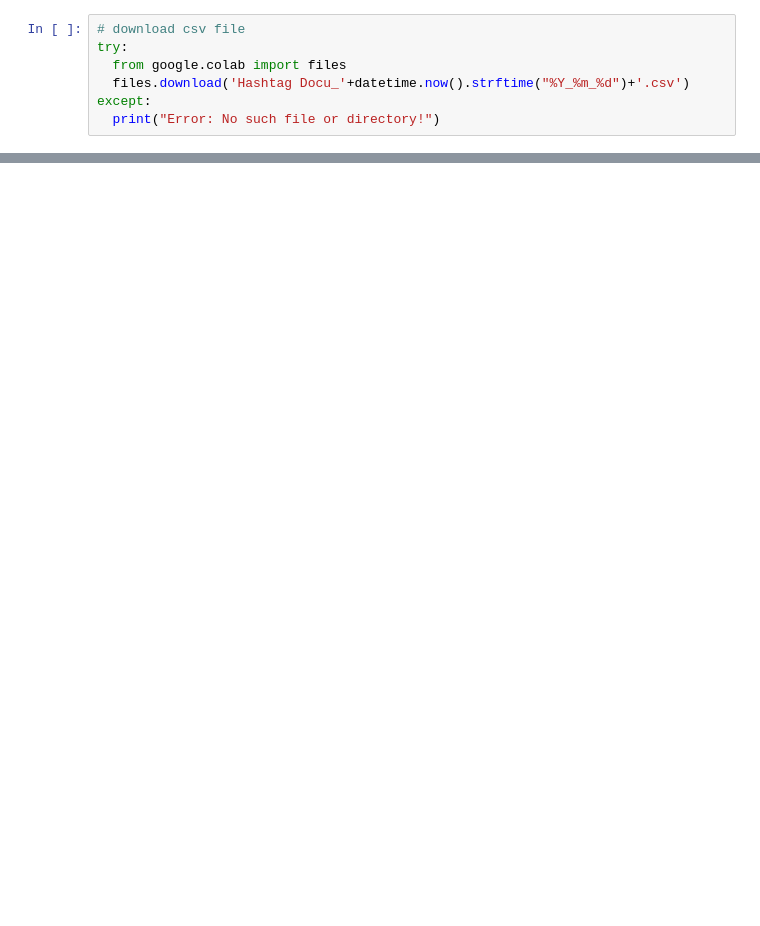
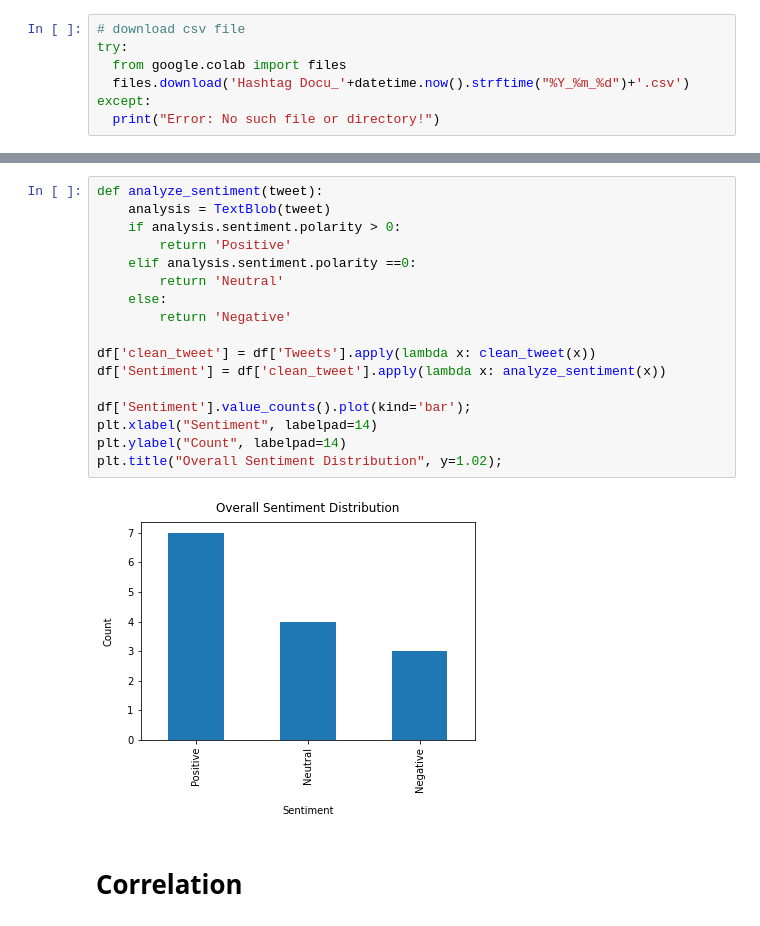
Before and after one commit to tr33h/main_notebook, a Jupyter notebook: main_notebook.ipynb, the cells around one changed output, grey strips where cells are left out. Saved outputs shown, nothing was run; the diff lists cells and outputs as text; blank space fills up the shorter version.

```diff
--- a/main_notebook.ipynb
+++ b/main_notebook.ipynb
@@ -123,0 +155,21 @@ except:
+# %%
+def analyze_sentiment(tweet):
+    analysis = TextBlob(tweet)
+    if analysis.sentiment.polarity > 0:
+        return 'Positive'
+    elif analysis.sentiment.polarity ==0:
+        return 'Neutral'
+    else:
+        return 'Negative'
+
+df['clean_tweet'] = df['Tweets'].apply(lambda x: clean_tweet(x))
+df['Sentiment'] = df['clean_tweet'].apply(lambda x: analyze_sentiment(x))
+
+df['Sentiment'].value_counts().plot(kind='bar');
+plt.xlabel("Sentiment", labelpad=14)
+plt.ylabel("Count", labelpad=14)
+plt.title("Overall Sentiment Distribution", y=1.02);
+# %% [output]
+[figure, added]
+# %% [markdown]
+# Correlation
```
Also changed, not shown: parts of 20 cells of this notebook.
